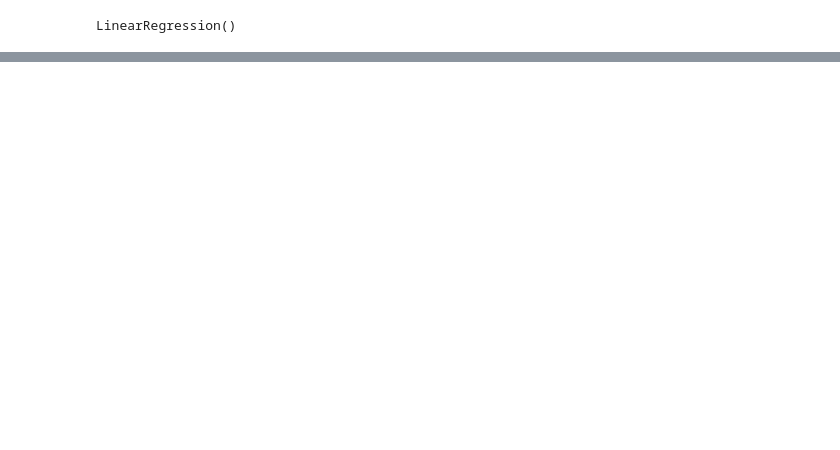
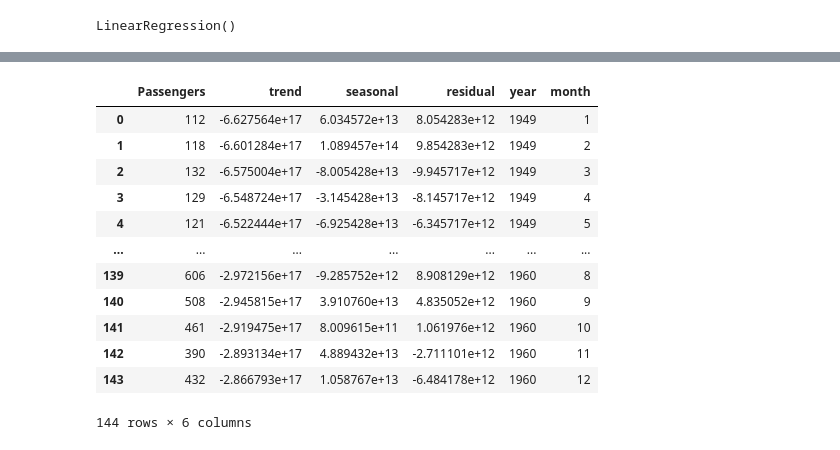
Before and after one commit to andvsilva/programming_school, a Jupyter notebook: notebooks/time-series/Lab_series_temp_2023_2.ipynb, the cells around one changed output, grey strips where cells are left out. Drawn from its saved outputs; the diff is of its cells as text; code cells hidden in the pictures; blank space fills up the shorter version.

```diff
--- a/notebooks/time-series/Lab_series_temp_2023_2.ipynb
+++ b/notebooks/time-series/Lab_series_temp_2023_2.ipynb
@@ -325,0 +352,5 @@ print(f"The Mean Absolute Prediction Error (MAPE) is: {mape:.2f}")
+# %%
+passenger_origin["trend"]=trend
+passenger_origin["seasonal"]=seasonal
+passenger_origin["residual"]=residual
+passenger_origin
@@ -325,0 +371,18 @@ print(f"The Mean Absolute Prediction Error (MAPE) is: {mape:.2f}")
+# %%
+passenger_origin = passenger_origin.join(pd.concat([getattr(passenger_origin['Month'].dt, i).rename(i) for i in L], axis=1))
+passenger_origin = passenger_origin.drop(columns=['Month' , 'day'])
+passenger_origin
+# %% [output]
+|  | Passengers | trend | seasonal | residual | year | month |
+| 0 | 112 | -6.627564e+17 | 6.034572e+13 | 8.054283e+12 | 1949 | 1 |
+| 1 | 118 | -6.601284e+17 | 1.089457e+14 | 9.854283e+12 | 1949 | 2 |
+| 2 | 132 | -6.575004e+17 | -8.005428e+13 | -9.945717e+12 | 1949 | 3 |
+| 3 | 129 | -6.548724e+17 | -3.145428e+13 | -8.145717e+12 | 1949 | 4 |
+| 4 | 121 | -6.522444e+17 | -6.925428e+13 | -6.345717e+12 | 1949 | 5 |
+| ... | ... | ... | ... | ... | ... | ... |
+| 139 | 606 | -2.972156e+17 | -9.285752e+12 | 8.908129e+12 | 1960 | 8 |
+| 140 | 508 | -2.945815e+17 | 3.910760e+13 | 4.835052e+12 | 1960 | 9 |
+| 141 | 461 | -2.919475e+17 | 8.009615e+11 | 1.061976e+12 | 1960 | 10 |
+| 142 | 390 | -2.893134e+17 | 4.889432e+13 | -2.711101e+12 | 1960 | 11 |
+| 143 | 432 | -2.866793e+17 | 1.058767e+13 | -6.484178e+12 | 1960 | 12 |
+144 rows × 6 columns
```
Also changed, not shown: parts of 17 cells of this notebook.
